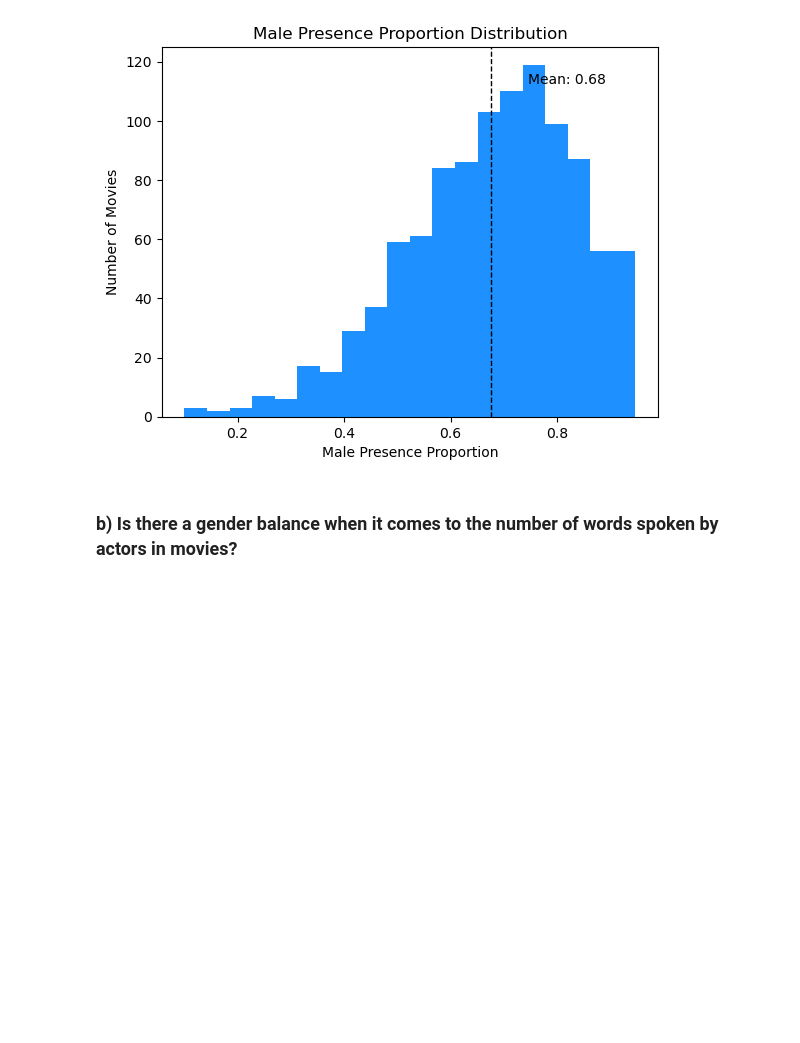
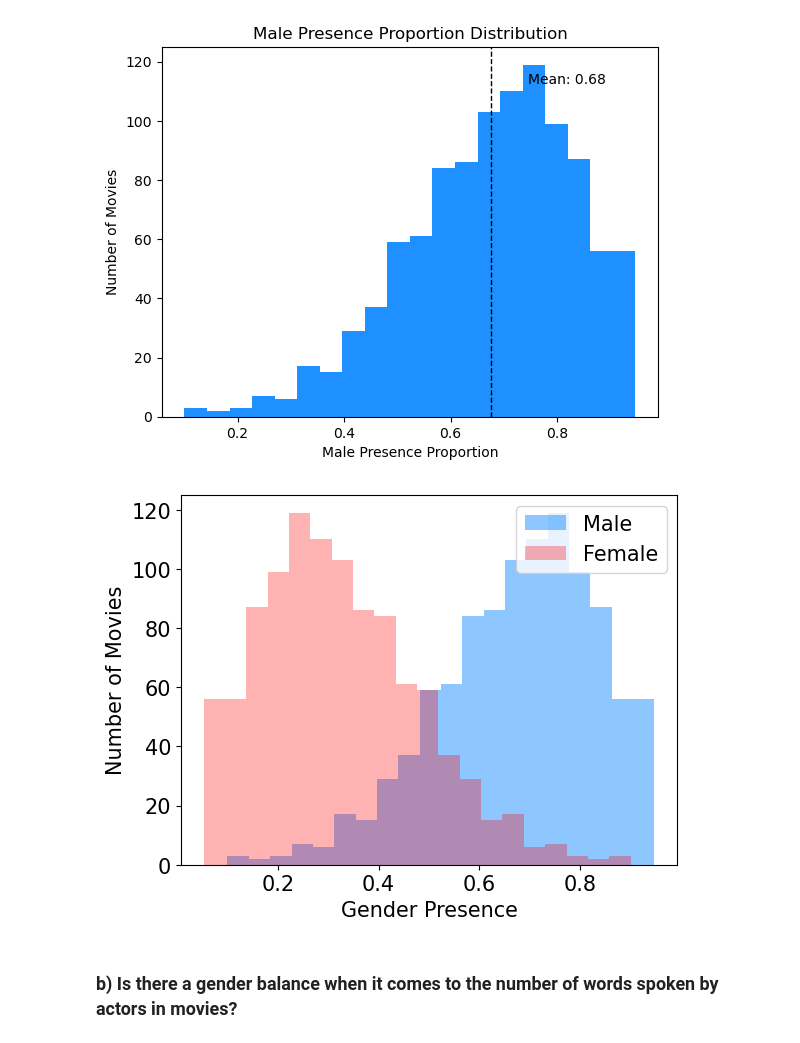
Before and after one commit to dininduviduneth/statistical-machine-learning-uu, a Jupyter notebook: data_analysis/da_dinindu_v1.ipynb, the cells around one changed output. Cells and saved outputs as stored; diff of their text form; code cells hidden in the pictures; blank space fills up the shorter version.

Commit message:
Plotting changes :art:

```diff
--- a/data_analysis/da_dinindu_v1.ipynb
+++ b/data_analysis/da_dinindu_v1.ipynb
@@ -47,6 +47,10 @@ draw_histogram(gender_presence.male_presence, 20, "Male Presence Proportion", "N
 # %% [output]
 [figure]
 [figure]
+# %%
+draw_double_histogram(gender_presence.male_presence, gender_presence.female_presence, 20, "Male", "Female", "Gender Presence", "Number of Movies", "")
+# %% [output]
+[figure, added]
 # %% [markdown]
 ### b) Is there a gender balance when it comes to the number of words spoken by actors in movies?
 # %% [markdown]
```
Also changed, not shown: parts of 2 cells of this notebook, 1 other file.
